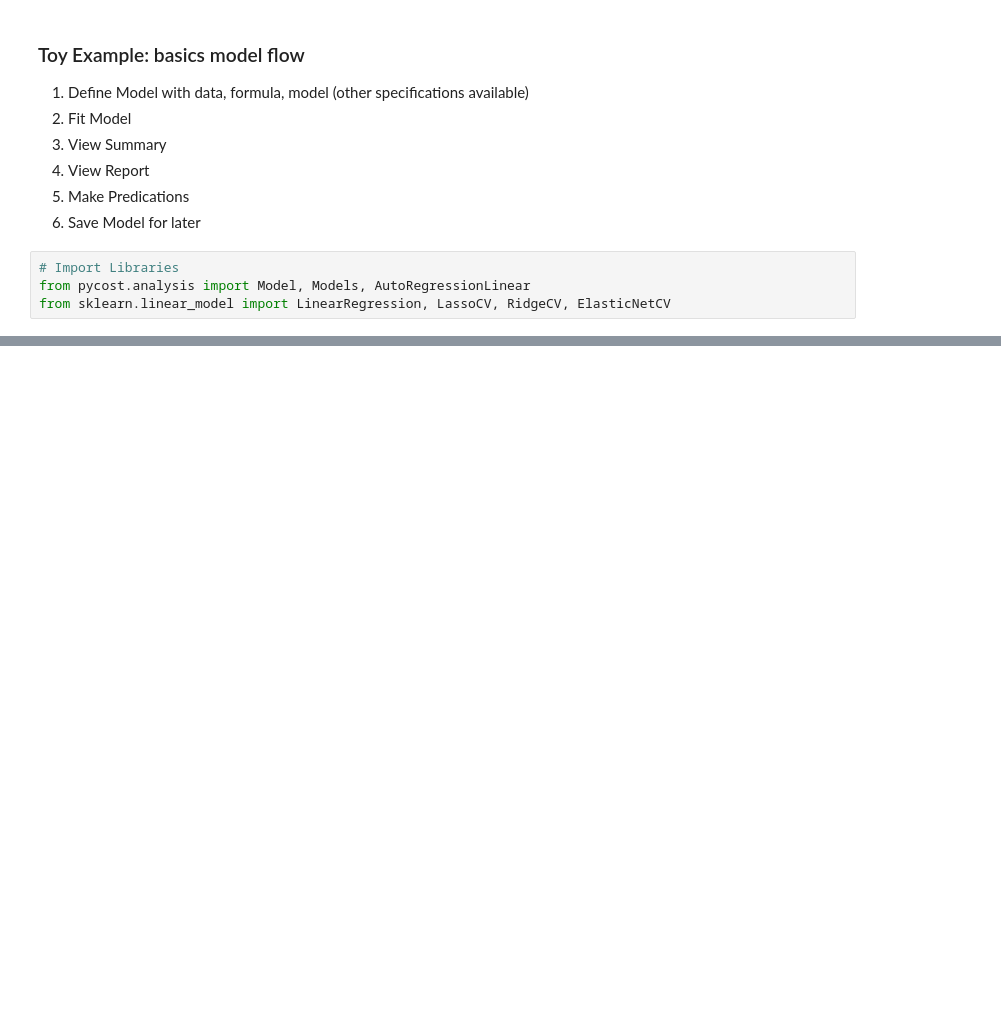
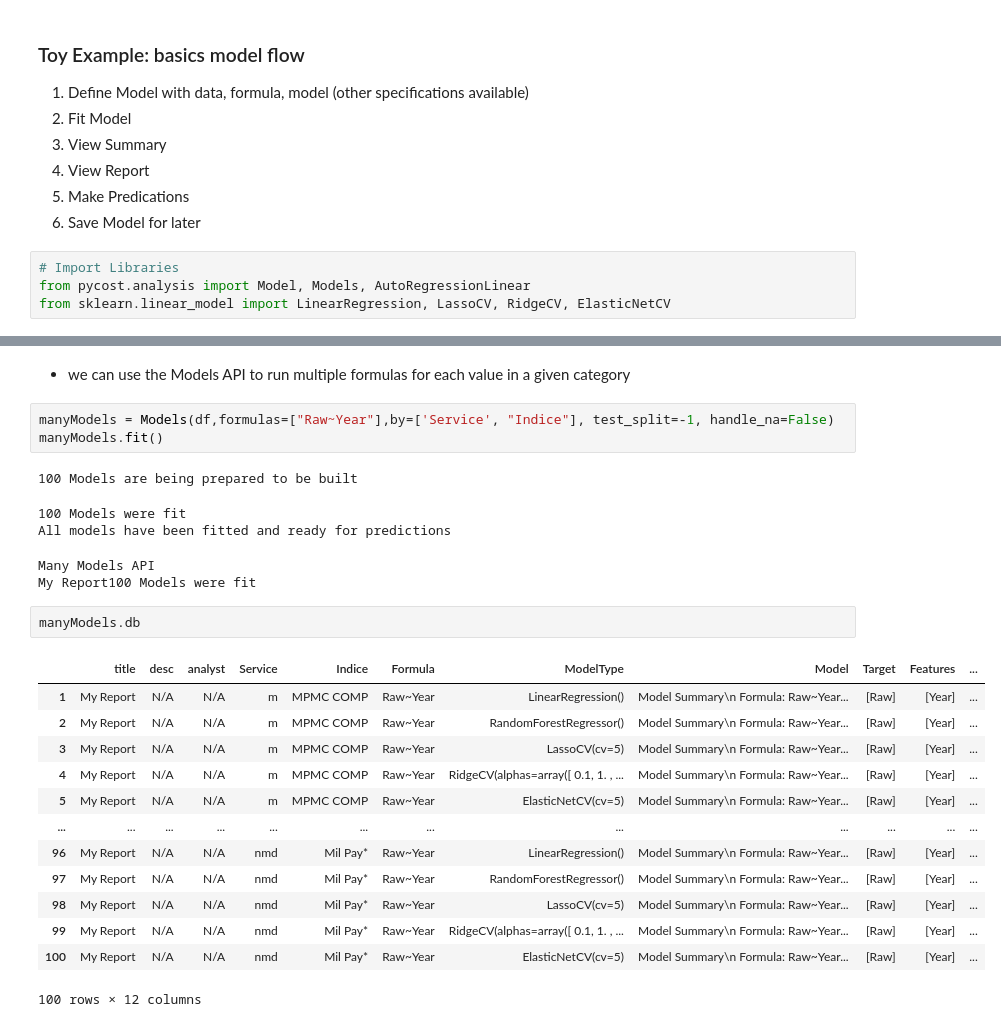
Before and after one commit to frankij11/PyCostTools, a Jupyter notebook: nb/README.ipynb, the cells around one changed output, grey strips where cells are left out. Saved outputs shown, nothing was run; the diff lists cells and outputs as text; blank space fills up the shorter version.

```diff
--- a/nb/README.ipynb
+++ b/nb/README.ipynb
@@ -104,2 +116,29 @@ ValueError: With n_samples=0, test_size=0.2 and train_size=None, the resulting t
+# %% [markdown]
+* we can use the Models API to run multiple formulas for each value in a given category
+# %%
+manyModels = Models(df,formulas=["Raw~Year"],by=['Service', "Indice"], test_split=-1, handle_na=False)
+manyModels.fit()
+# %% [output]
+100 Models are being prepared to be built
+100 Models were fit
+All models have been fitted and ready for predictions
+Many Models API
+My Report100 Models were fit
+# %%
+manyModels.db
+# %% [output]
+|  | title | desc | analyst | Service | Indice | Formula | ModelType | Model | Target | Features | ... |
+| 1 | My Report | N/A | N/A | m | MPMC COMP | Raw~Year | LinearRegression() | Model Summary\n Formula: Raw~Year... | [Raw] | [Year] | ... |
+| 2 | My Report | N/A | N/A | m | MPMC COMP | Raw~Year | RandomForestRegressor() | Model Summary\n Formula: Raw~Year... | [Raw] | [Year] | ... |
+| 3 | My Report | N/A | N/A | m | MPMC COMP | Raw~Year | LassoCV(cv=5) | Model Summary\n Formula: Raw~Year... | [Raw] | [Year] | ... |
+| 4 | My Report | N/A | N/A | m | MPMC COMP | Raw~Year | RidgeCV(alphas=array([ 0.1, 1. , ... | Model Summary\n Formula: Raw~Year... | [Raw] | [Year] | ... |
+| 5 | My Report | N/A | N/A | m | MPMC COMP | Raw~Year | ElasticNetCV(cv=5) | Model Summary\n Formula: Raw~Year... | [Raw] | [Year] | ... |
+| ... | ... | ... | ... | ... | ... | ... | ... | ... | ... | ... | ... |
+| 96 | My Report | N/A | N/A | nmd | Mil Pay* | Raw~Year | LinearRegression() | Model Summary\n Formula: Raw~Year... | [Raw] | [Year] | ... |
+| 97 | My Report | N/A | N/A | nmd | Mil Pay* | Raw~Year | RandomForestRegressor() | Model Summary\n Formula: Raw~Year... | [Raw] | [Year] | ... |
+| 98 | My Report | N/A | N/A | nmd | Mil Pay* | Raw~Year | LassoCV(cv=5) | Model Summary\n Formula: Raw~Year... | [Raw] | [Year] | ... |
+| 99 | My Report | N/A | N/A | nmd | Mil Pay* | Raw~Year | RidgeCV(alphas=array([ 0.1, 1. , ... | Model Summary\n Formula: Raw~Year... | [Raw] | [Year] | ... |
+| 100 | My Report | N/A | N/A | nmd | Mil Pay* | Raw~Year | ElasticNetCV(cv=5) | Model Summary\n Formula: Raw~Year... | [Raw] | [Year] | ... |
+100 rows × 12 columns
 # %%
 manyModels.summary()
```
Also changed, not shown: parts of 12 cells of this notebook, 2 other files.
